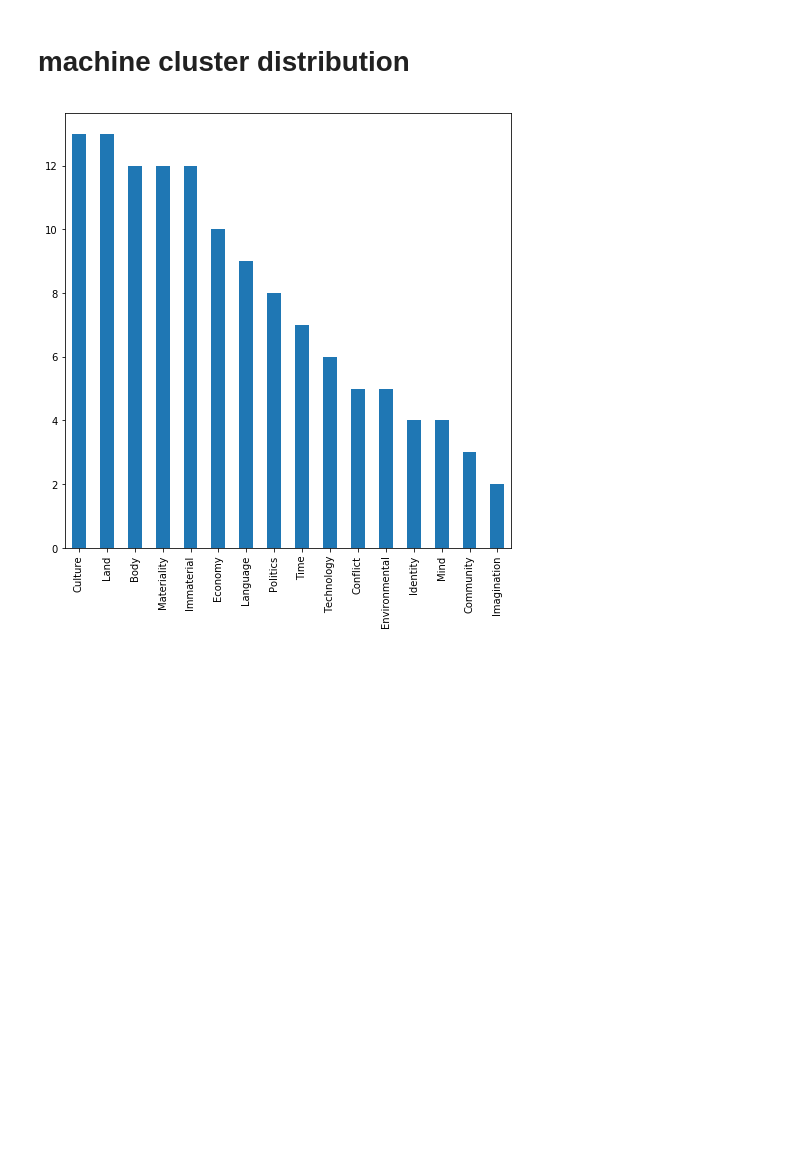
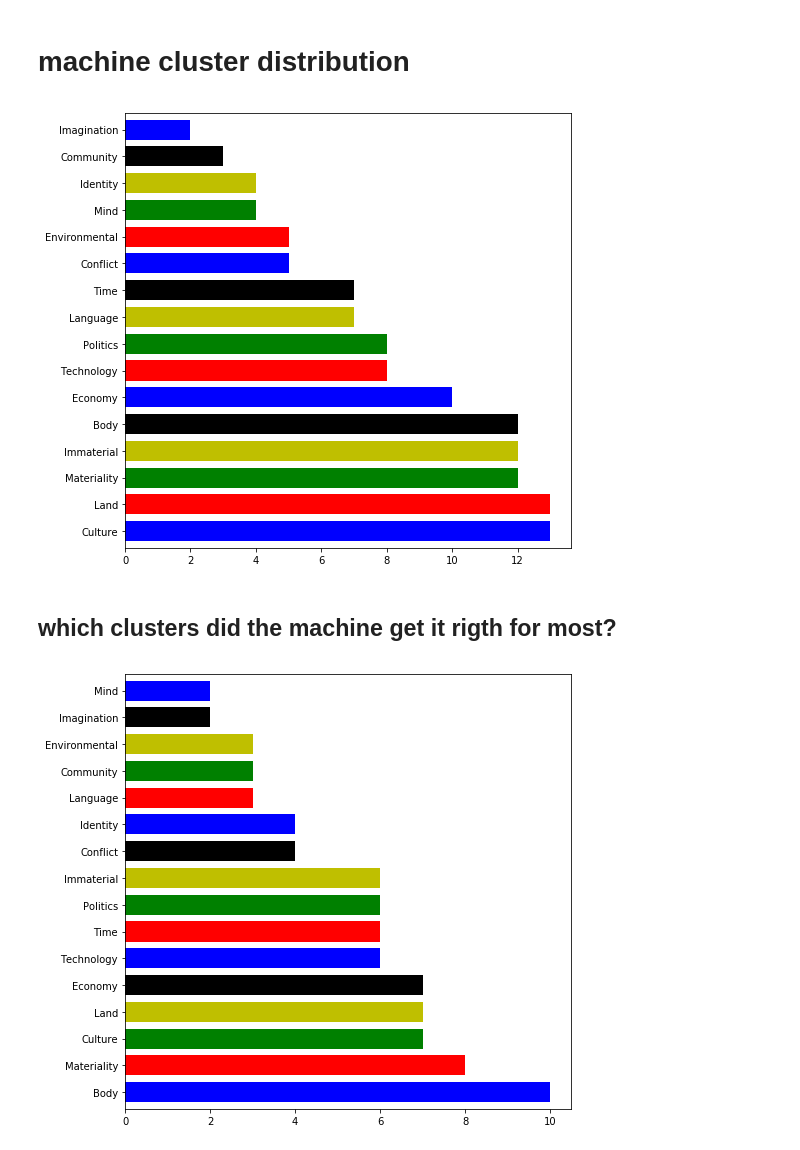
Before and after one commit to darenr/kadist-autotagging, a Jupyter notebook: Cluster-Assignment-Demo.ipynb, the cells around one changed output. Cells and saved outputs as stored; diff of their text form; code cells hidden in the pictures; blank space fills up the shorter version.

```diff
--- a/Cluster-Assignment-Demo.ipynb
+++ b/Cluster-Assignment-Demo.ipynb
@@ -61,6 +67,14 @@ pd.concat([pd.Series(row['human_clusters'].split(','))
 # %%
 pd.concat([pd.Series(row['machine_clusters'].split(','))
                     for _, row in df.iterrows()]).reset_index()[0]\
-    .value_counts().plot(kind='bar', figsize=(8,8));
+    .value_counts().plot(kind='barh', figsize=(8,8), colors=my_colors, width=0.75);
 # %% [output]
-[figure, old version]
+[figure, new version]
+# %% [markdown]
+## which clusters did the machine get it rigth for most?
+# %%
+s = df.loc[df['hits'] > 0]['machine_clusters'].str.split(',').apply(pd.Series, 1).stack()
+s.index = s.index.droplevel(-1)
+s.value_counts().plot(kind='barh', figsize=(8,8), colors=my_colors, width=0.75);
+# %% [output]
+[figure, added]
```
Also changed, not shown: parts of 6 cells of this notebook, 6 other files.
